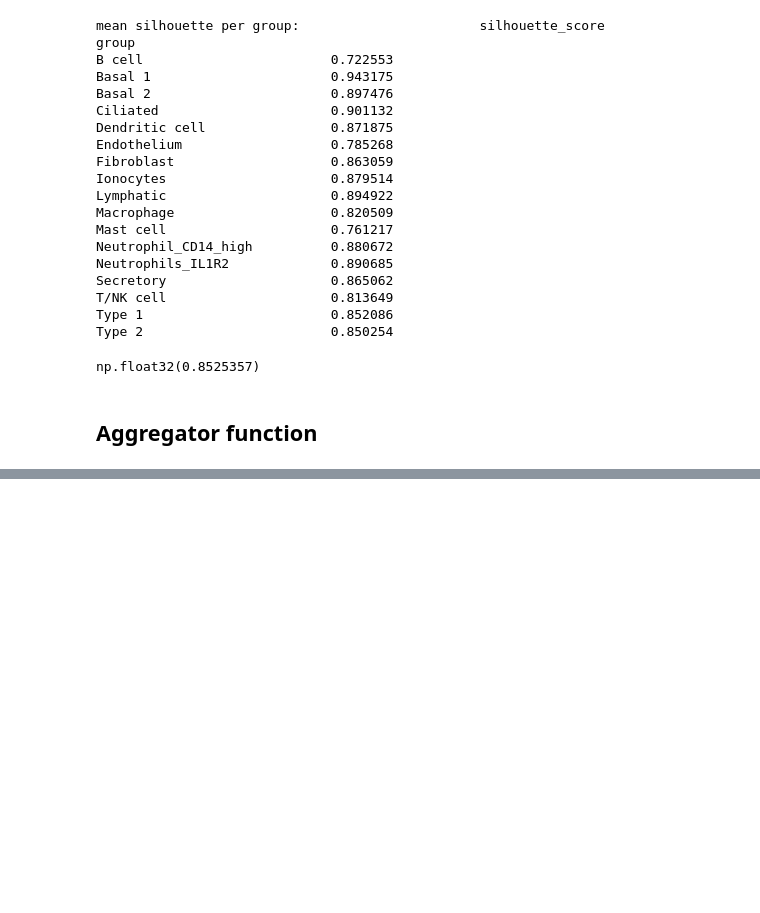
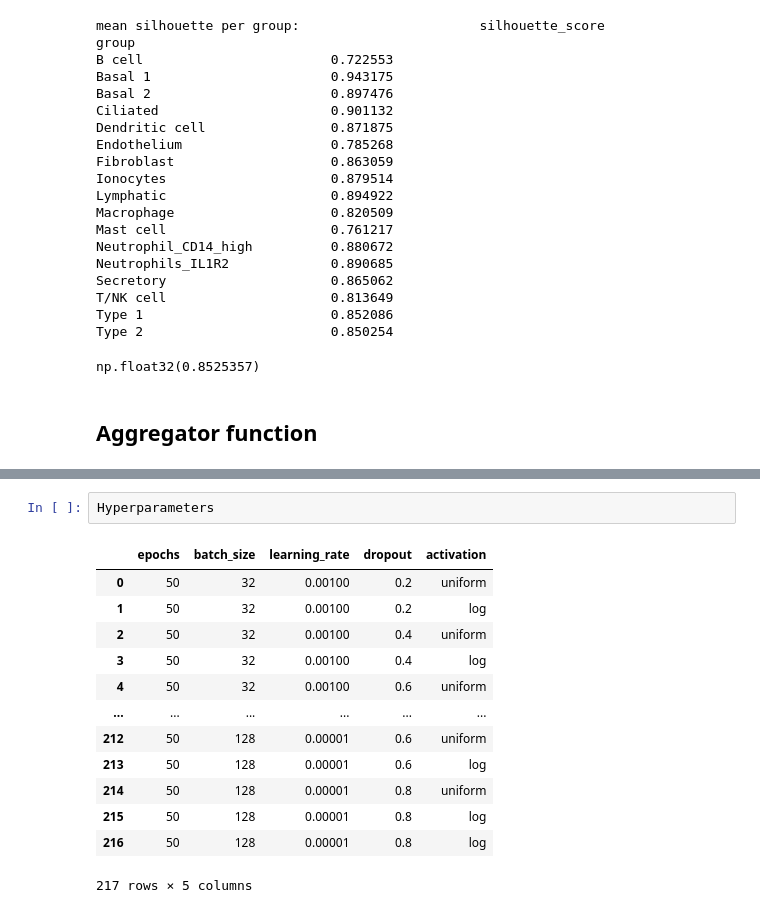
Before and after one commit to lorenzkleiter/Neuronal-Batch-Correction, a Jupyter notebook: notebooks - for exploration/Scoring.ipynb, the cells around one changed output, grey strips where cells are left out. Drawn from its saved outputs; the diff is of its cells as text; blank space fills up the shorter version.

```diff
--- a/notebooks - for exploration/Scoring.ipynb
+++ b/notebooks - for exploration/Scoring.ipynb
@@ -317,0 +360,16 @@ def Scoring(adata, integrated,batch_key, label_key, n_top_genes):
+# %%
+Hyperparameters
+# %% [output]
+|  | epochs | batch_size | learning_rate | dropout | activation |
+| 0 | 50 | 32 | 0.00100 | 0.2 | uniform |
+| 1 | 50 | 32 | 0.00100 | 0.2 | log |
+| 2 | 50 | 32 | 0.00100 | 0.4 | uniform |
+| 3 | 50 | 32 | 0.00100 | 0.4 | log |
+| 4 | 50 | 32 | 0.00100 | 0.6 | uniform |
+| ... | ... | ... | ... | ... | ... |
+| 212 | 50 | 128 | 0.00001 | 0.6 | uniform |
+| 213 | 50 | 128 | 0.00001 | 0.6 | log |
+| 214 | 50 | 128 | 0.00001 | 0.8 | uniform |
+| 215 | 50 | 128 | 0.00001 | 0.8 | log |
+| 216 | 50 | 128 | 0.00001 | 0.8 | log |
+217 rows × 5 columns
```
Also changed, not shown: parts of 20 cells of this notebook, 9 other files.
